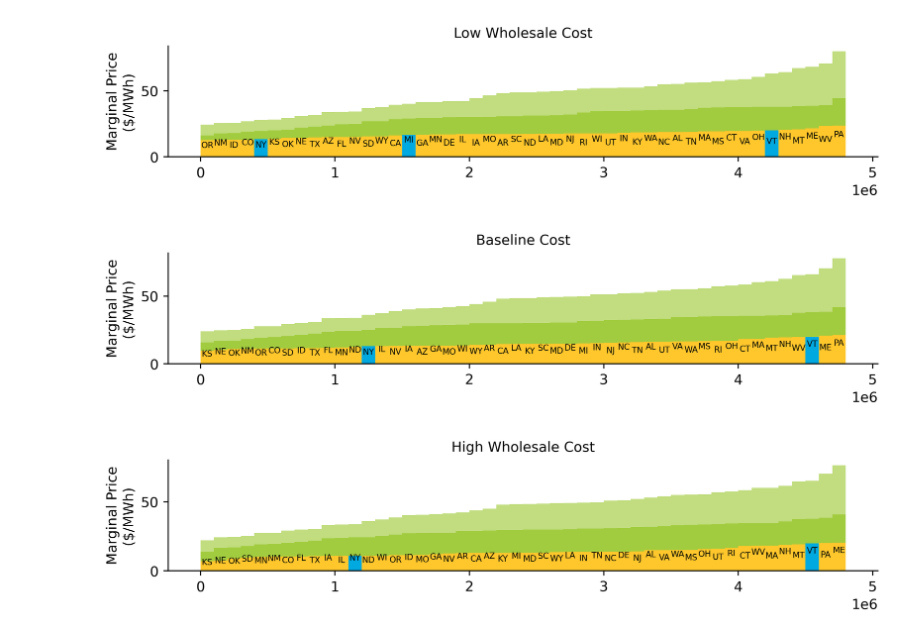
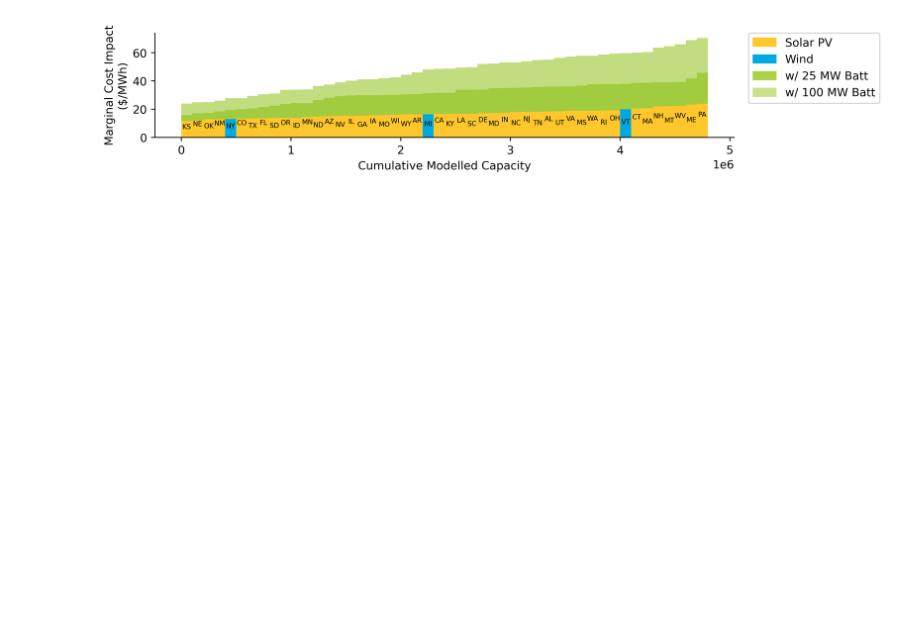
Before and after one commit to NREL/vapor, a Jupyter notebook: notebooks/viz_supply_curves.ipynb, the cells around one changed output. Saved outputs shown, nothing was run; the diff lists cells and outputs as text; code cells hidden in the pictures; blank space fills up the shorter version.

```diff
--- a/notebooks/viz_supply_curves.ipynb
+++ b/notebooks/viz_supply_curves.ipynb
@@ -36,15 +36,15 @@ for opt_var in opt_vars:
 
 
 results = pd.concat(dfs, axis='rows')
+# %%
+results['lifetime_cambium_co2_rate_avg_mwh'] = results['lifetime_cambium_co2_rate_avg'] / results['lifetime_output_mwh']
 # %%
 Viz = vapor.Visualizer(results=results, aggregate_region=aggregate_region)
 # %%
 opt_var = 'marginal_cost_mwh'
-Viz.supply_curve(opt_var, 'StdScen19_Low_RE_Cost', batt_sizes=[25, 100], legend=False)
-Viz.supply_curve(opt_var, 'StdScen19_Mid_Case', batt_sizes=[25, 100], legend=False)
-Viz.supply_curve(opt_var, 'StdScen19_High_RE_Cost', batt_sizes=[25, 100], legend=False)
+# Viz.supply_curve(opt_var, 'StdScen19_Low_RE_Cost', batt_sizes=[25, 100], legend=False)
+Viz.supply_curve(opt_var, 'StdScen19_Mid_Case', batt_sizes=[25, 100], legend=True)
+# Viz.supply_curve(opt_var, 'StdScen19_High_RE_Cost', batt_sizes=[25, 100], legend=False)
 # %% [output]
-[figure, old version]
+[figure, new version]
-[figure, removed]
-[figure, removed]
 # %%
```
Also changed, not shown: parts of 3 cells of this notebook, 4 other files.
